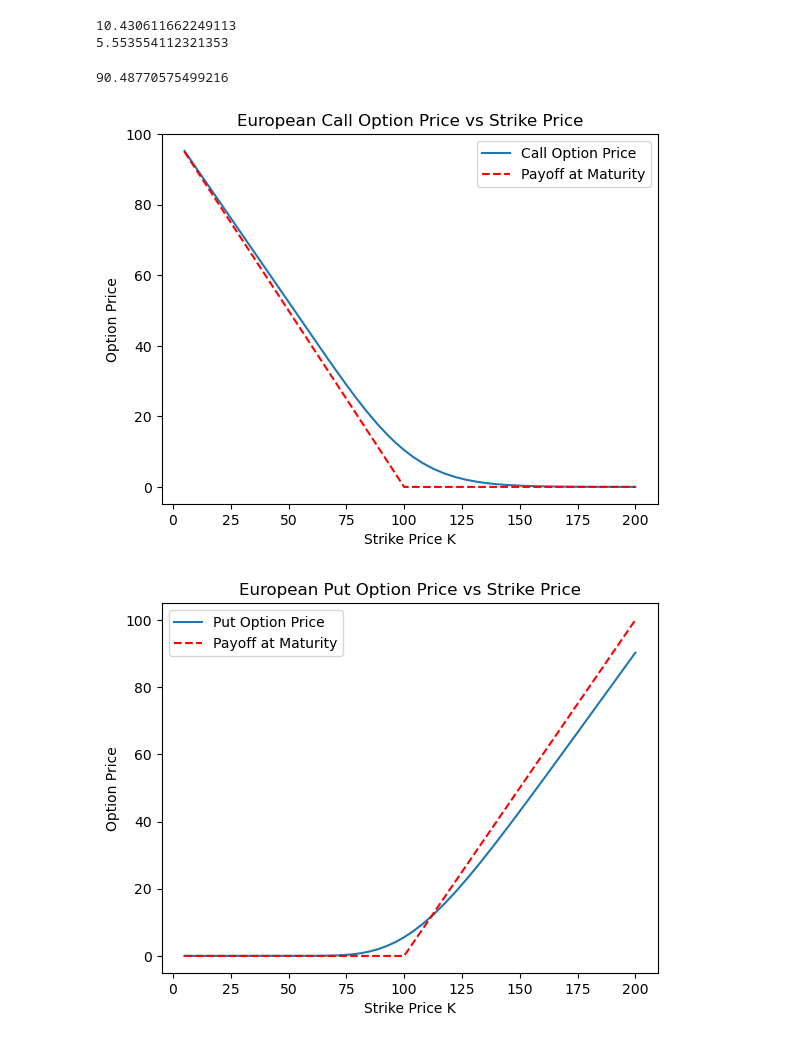
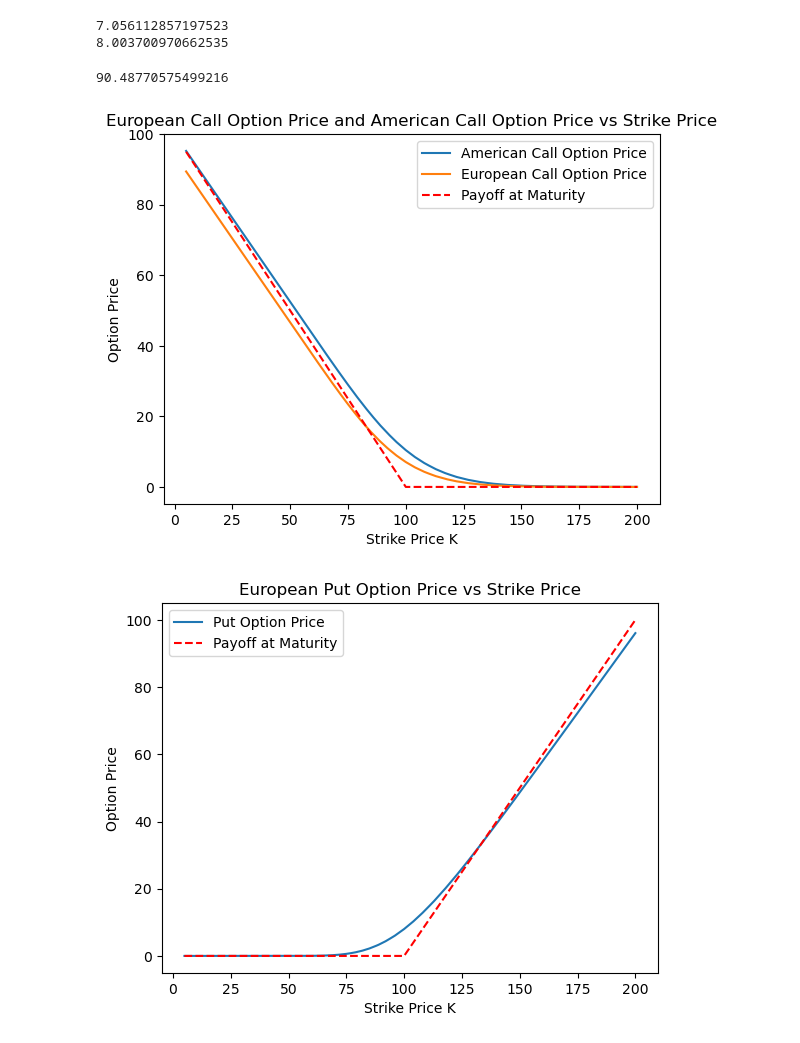
Before and after one commit to carlhandouka/Quant-Finance, a Jupyter notebook: Options/Binomial.ipynb, the cells around one changed output. Saved outputs shown, nothing was run; the diff lists cells and outputs as text; code cells hidden in the pictures.

Commit message:
Add final presentation on Machine Learning for Portfolio Optimization + plot strategies + pricing american and euro options

```diff
--- a/Options/Binomial.ipynb
+++ b/Options/Binomial.ipynb
@@ -8,8 +8,8 @@ def binomial_model(S0,K, T, sigma, r, N,option):
         raise ValueError("Option type must be 'call' or 'put'")
 
     dt = T / N
-    u = np.exp(sigma * np.sqrt(dt))
-    d = 1 / u
+    u = np.exp(sigma * np.sqrt(dt)) # matching volatility with u
+    d = 1 / u                       # matching volatility with d
     p = (np.exp(r * dt) - d) / (u - d)
 
     # Initialize asset prices at maturity
@@ -26,7 +26,7 @@ def binomial_model(S0,K, T, sigma, r, N,option):
     # Backward induction to calculate option price at t=0
     for j in range(N - 1, -1, -1):
         for i in range(j + 1):
-            option_values[i] = np.exp(-r * dt) * (p * option_values[i] + (1 - p) * option_values[i + 1])
+            option_values[i] = np.exp(-r * dt) * (p * option_values[i+1] + (1 - p) * option_values[i])
 
     return option_values[0]
 # %%
@@ -35,15 +35,19 @@ print(f_call)
 f_put=binomial_model(100, 100, 1, 0.2, 0.05, 100,'put')
 print(f_put)
 # %% [output]
-10.430611662249113
-5.553554112321353
+7.056112857197523
+8.003700970662535
 # %%
-def american_binomial_model(S0, K, T, sigma, r, N):
+def american_binomial_model(S0, K, T, sigma, r, N, option):
+
+    if option not in ['call', 'put']:
+        raise ValueError("Option type must be 'call' or 'put'")
 
     dt = T / N
     u = np.exp(sigma * np.sqrt(dt))
     d = 1 / u
     p = (np.exp(r * dt) - d) / (u - d)
+
 
     # Initialize asset prices at maturity
     asset_prices = np.zeros(N + 1)
@@ -51,15 +55,21 @@ def american_binomial_model(S0, K, T, sigma, r, N):
         asset_prices[i] = S0 * (u ** (N - i)) * (d ** i)
 
     # Initialize option values at maturity
-    option_values = np.maximum(0, asset_prices - K)
+    if option == 'call':
+        option_values = np.maximum(0, asset_prices - K)
+    else:
+        option_values = np.maximum(0, K - asset_prices)
 
-    # Backward induction to calculate option price at t=0
-    for j in range(N - 1, -1, -1):
-        for i in range(j + 1):
-            option_values[i] = np.exp(-r * dt) * (p * option_values[i] + (1 - p) * option_values[i + 1])
+    # Backward recursion to calculate option price at t=0
+    for i in np.arange(N - 1, -1, -1):
+        for j in range (0,i+1):
+            S= np.exp(-r * dt) * (p * option_values[j] + (1 - p) * option_values[j + 1])
             # Check for early exercise
-            asset_price = S0 * (u ** (j - i)) * (d ** i)
-            option_values[i] = max(option_values[i], asset_price - K)
+            asset_price = S0 * (u ** (i - j)) * (d ** j)
+            if option == 'call':
+                option_values[j] = max(S, asset_price - K)
+            else:
+                option_values[j] = max(S, K - asset_price)
 
     return option_values[0]
 # %%
@@ -69,24 +79,28 @@ print(f_american)
 90.48770575499216
 # %%
 f_call=[binomial_model(100, i, 1, 0.2, 0.05, 100,'call') for i in range(5, 201)]
-plt.plot(range(5, 201), f_call,label='Call Option Price')
+f_am_call=[american_binomial_model(100, i, 1, 0.2, 0.05, 100,'call') for i in range(5,201)]
+plt.plot(range(5, 201), f_am_call,label='American Call Option Price')
+plt.plot(range(5, 201), f_call,label='European Call Option Price')
 plt.xlabel('Strike Price K')
 plt.ylabel('Option Price')
-plt.title('European Call Option Price vs Strike Price')
+plt.title('European Call Option Price and American Call Option Price vs Strike Price')
+
+plt.plot
 ##PLOT PAYOFF FOR CALL OPTION
 plt.plot(range(5, 201), [max(0, 100 - k) for k in range(5, 201)], linestyle='--', color='red', label='Payoff at Maturity')
 plt.legend()
 plt.show()
 
 f_put=[binomial_model(100, i, 1, 0.2, 0.05, 100,'put') for i in range(5, 201)]
 plt.plot(range(5, 201), f_put,label='Put Option Price')
 plt.xlabel('Strike Price K')
 plt.ylabel('Option Price')
 plt.title('European Put Option Price vs Strike Price')
 ##PLOT PAYOFF FOR PUT OPTION
 plt.plot(range(5, 201), [max(0, k - 100) for k in range(5, 201)], linestyle='--', color='red', label='Payoff at Maturity')
 plt.legend()
 plt.show()
 # %% [output]
-[figure, old version]
+[figure, new version]
-[figure, old version]
+[figure, new version]
```
Also changed, not shown: parts of 1 cell of this notebook, 2 other files.
